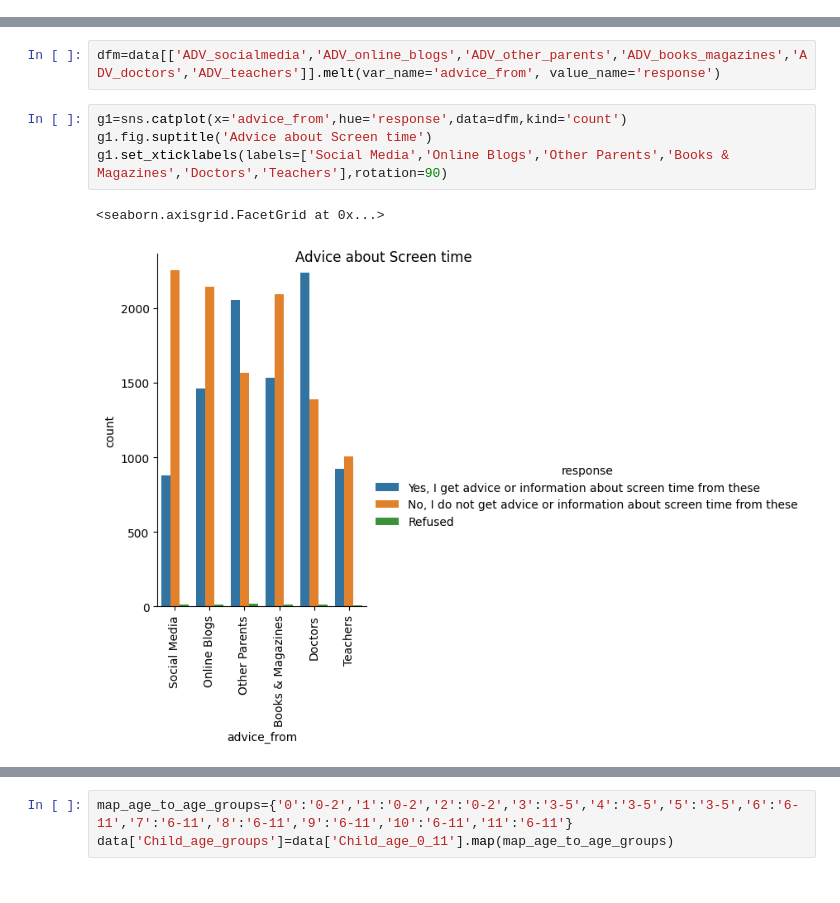
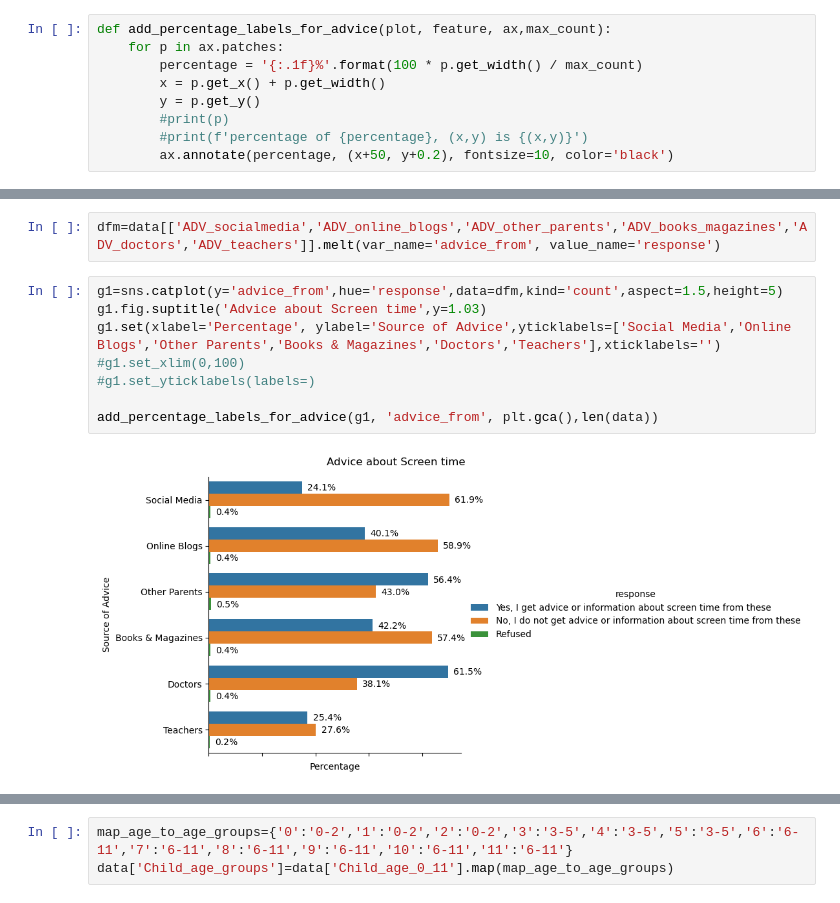
Before and after one commit to tyz-sd/Parenting-children-in-the-age-of-screens, a Jupyter notebook: Initial_visualizations.ipynb, the cells around one changed output, grey strips where cells are left out. Drawn from its saved outputs; the diff is of its cells as text.

Commit message:
Added percentage to labels

```diff
--- a/Initial_visualizations.ipynb
+++ b/Initial_visualizations.ipynb
@@ -6,12 +7,24 @@ import numpy as np
+# %%
+def add_percentage_labels_for_advice(plot, feature, ax,max_count):
+    for p in ax.patches:
+        percentage = '{:.1f}%'.format(100 * p.get_width() / max_count)
+        x = p.get_x() + p.get_width()
+        y = p.get_y()
+        #print(p)
+        #print(f'percentage of {percentage}, (x,y) is {(x,y)}')
+        ax.annotate(percentage, (x+50, y+0.2), fontsize=10, color='black')
 # %%
 data=pd.read_csv('pre_processed_data.csv')
 # %%
 dfm=data[['ADV_socialmedia','ADV_online_blogs','ADV_other_parents','ADV_books_magazines','ADV_doctors','ADV_teachers']].melt(var_name='advice_from', value_name='response')
 # %%
-g1=sns.catplot(x='advice_from',hue='response',data=dfm,kind='count')
-g1.fig.suptitle('Advice about Screen time')
-g1.set_xticklabels(labels=['Social Media','Online Blogs','Other Parents','Books & Magazines','Doctors','Teachers'],rotation=90)
+g1=sns.catplot(y='advice_from',hue='response',data=dfm,kind='count',aspect=1.5,height=5)
+g1.fig.suptitle('Advice about Screen time',y=1.03)
+g1.set(xlabel='Percentage', ylabel='Source of Advice',yticklabels=['Social Media','Online Blogs','Other Parents','Books & Magazines','Doctors','Teachers'],xticklabels='')
+#g1.set_xlim(0,100)
+#g1.set_yticklabels(labels=)
+
+add_percentage_labels_for_advice(g1, 'advice_from', plt.gca(),len(data))
 # %% [output]
-<seaborn.axisgrid.FacetGrid at 0x...>
-[figure, old version]
+[figure, new version]
 # %%
```
Also changed, not shown: parts of 23 cells of this notebook, 1 other file.
